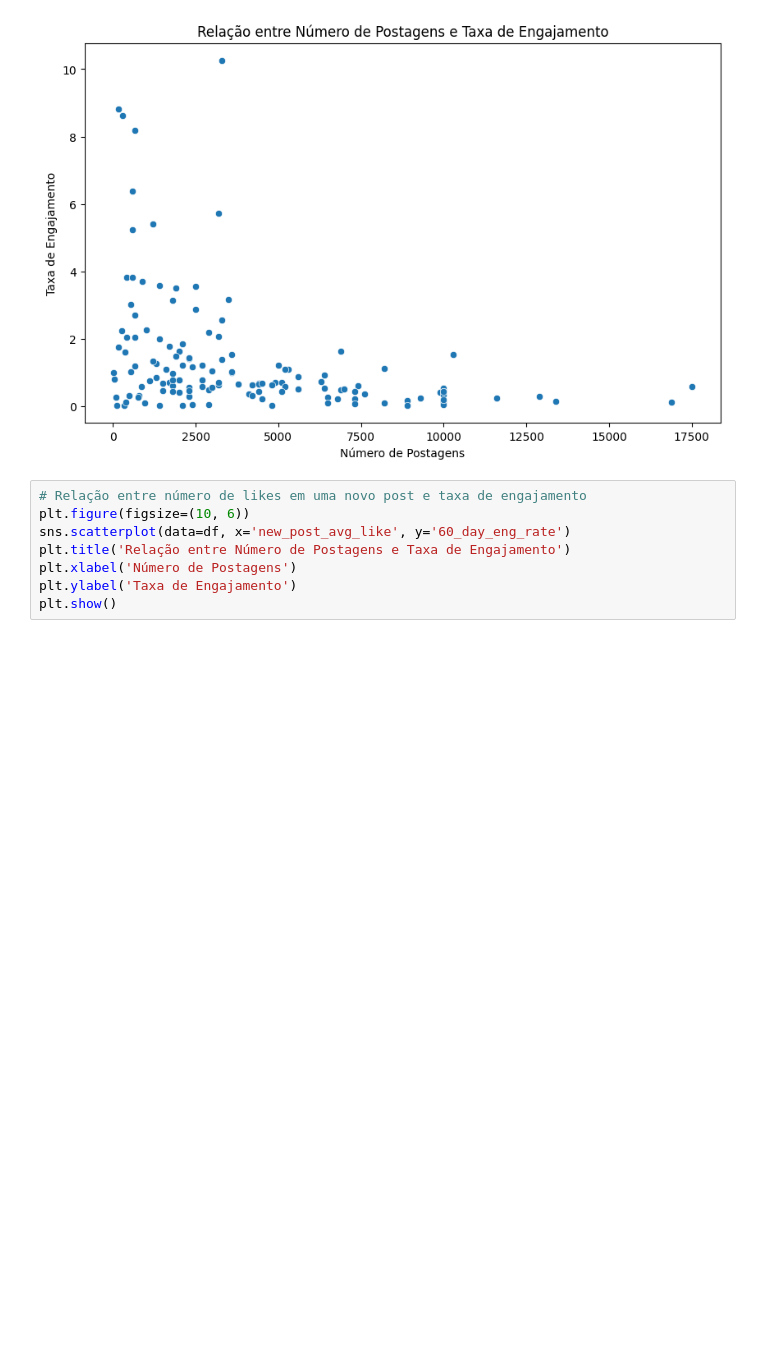
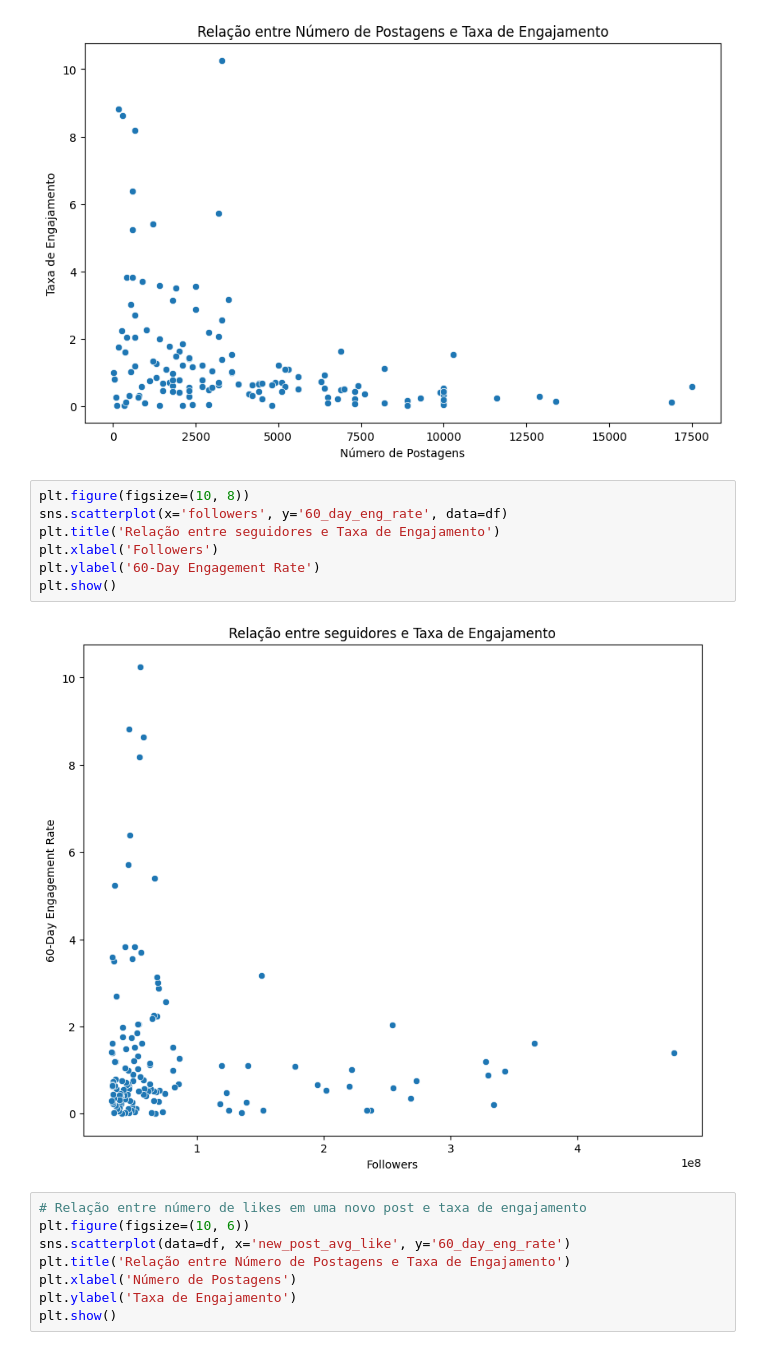
Before and after one commit to aureliodeboa/Restic-36---Ciencia-de-Dados, a Jupyter notebook: Atividade_RESTIC.ipynb, the cells around one changed output. Saved outputs shown, nothing was run; the diff lists cells and outputs as text; blank space fills up the shorter version.

```diff
--- a/Atividade_RESTIC.ipynb
+++ b/Atividade_RESTIC.ipynb
@@ -212,6 +193,15 @@ plt.ylabel('Taxa de Engajamento')
 plt.show()
 # %% [output]
 [figure]
+# %%
+plt.figure(figsize=(10, 8))
+sns.scatterplot(x='followers', y='60_day_eng_rate', data=df)
+plt.title('Relação entre seguidores e Taxa de Engajamento')
+plt.xlabel('Followers')
+plt.ylabel('60-Day Engagement Rate')
+plt.show()
+# %% [output]
+[figure, added]
 # %%
 # Relação entre número de likes em uma novo post e taxa de engajamento
 plt.figure(figsize=(10, 6))
```
Also changed, not shown: parts of 37 cells of this notebook.
